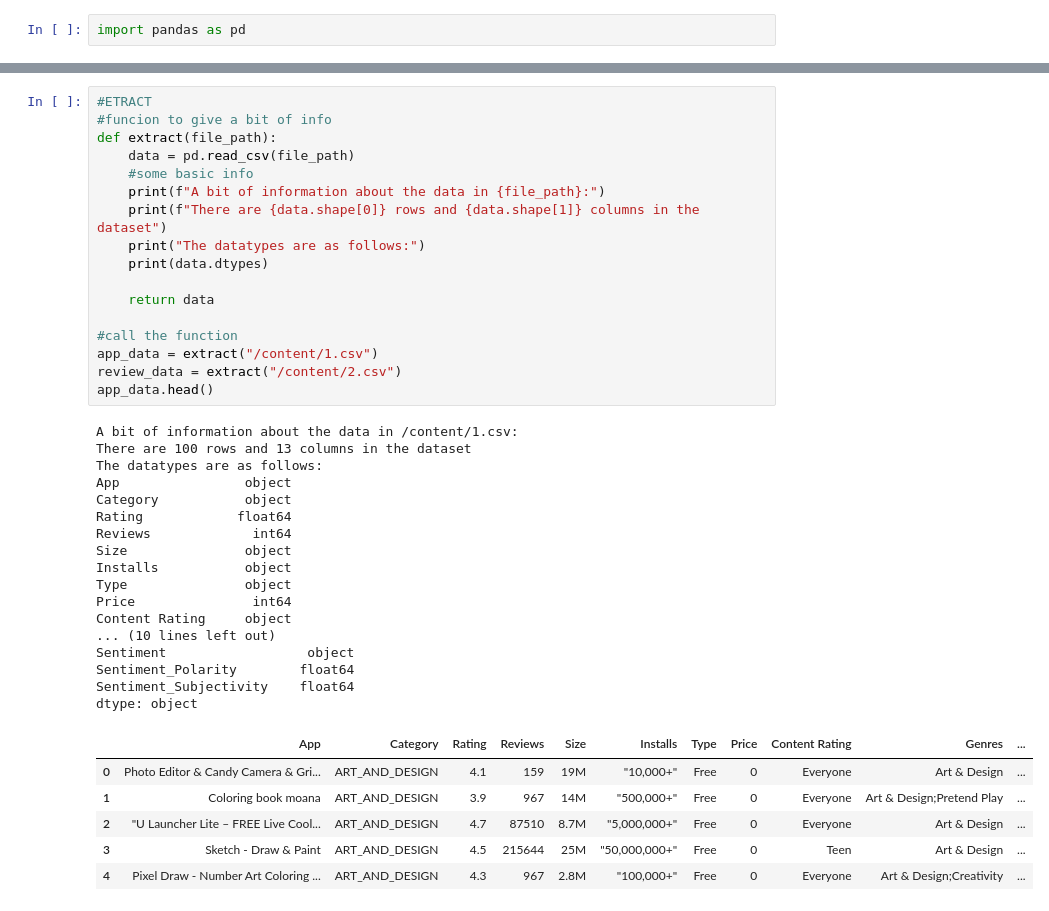
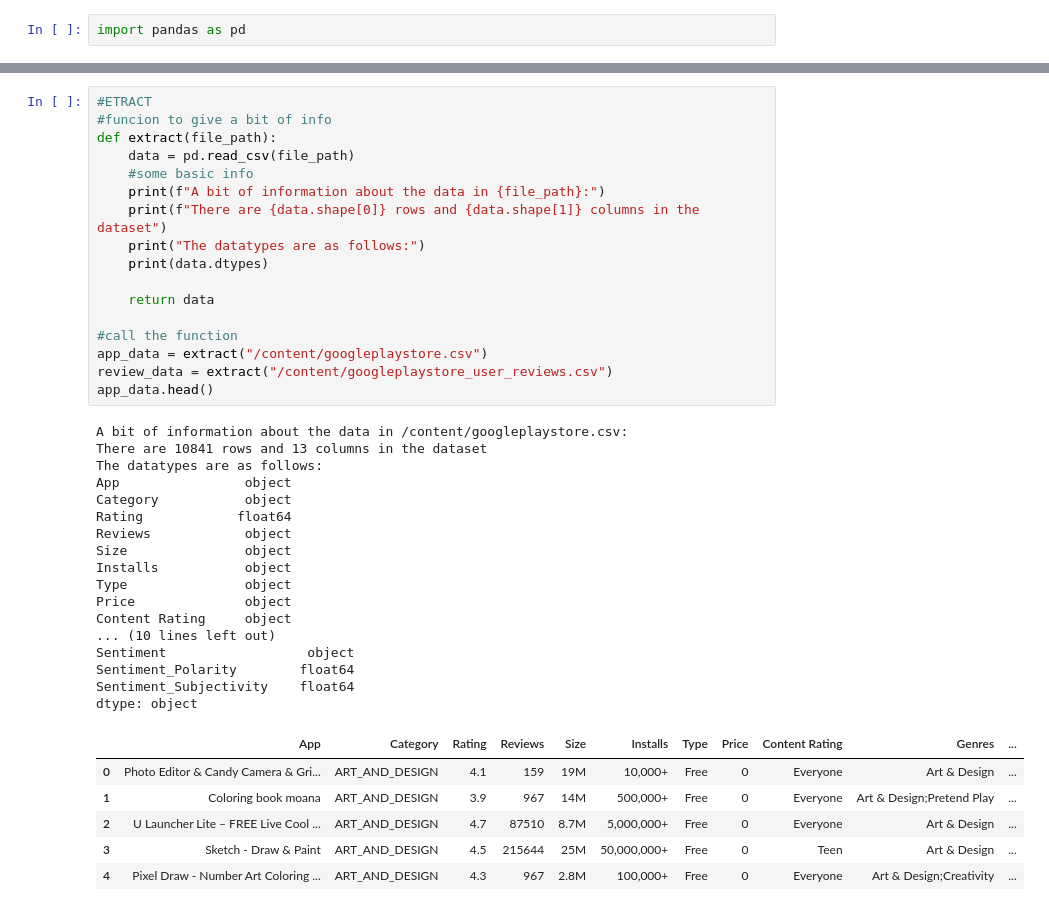
Before and after one commit to Nyan-dwaro/ETL, a Jupyter notebook: Eng.ipynb, the cells around one changed output, grey strips where cells are left out. Drawn from its saved outputs; the diff is of its cells as text.

```diff
--- a/Eng.ipynb
+++ b/Eng.ipynb
@@ -49,44 +3,44 @@ dtype: object
 # %%
 #ETRACT
 #funcion to give a bit of info
 def extract(file_path):
     data = pd.read_csv(file_path)
     #some basic info
     print(f"A bit of information about the data in {file_path}:")
     print(f"There are {data.shape[0]} rows and {data.shape[1]} columns in the dataset")
     print("The datatypes are as follows:")
     print(data.dtypes)
 
     return data
 
 #call the function
-app_data = extract("/content/1.csv")
-review_data = extract("/content/2.csv")
+app_data = extract("/content/googleplaystore.csv")
+review_data = extract("/content/googleplaystore_user_reviews.csv")
 app_data.head()
 # %% [output]
-A bit of information about the data in /content/1.csv:
-There are 100 rows and 13 columns in the dataset
+A bit of information about the data in /content/googleplaystore.csv:
+There are 10841 rows and 13 columns in the dataset
 The datatypes are as follows:
 App                object
 Category           object
 Rating            float64
-Reviews             int64
+Reviews            object
 Size               object
 Installs           object
 Type               object
-Price               int64
+Price              object
 Content Rating     object
 ... (10 lines left out)
 Sentiment                  object
 Sentiment_Polarity        float64
 Sentiment_Subjectivity    float64
 dtype: object
 |  | App | Category | Rating | Reviews | Size | Installs | Type | Price | Content Rating | Genres | ... |
-| 0 | Photo Editor & Candy Camera & Gri... | ART_AND_DESIGN | 4.1 | 159 | 19M | "10,000+" | Free | 0 | Everyone | Art & Design | ... |
-| 1 | Coloring book moana | ART_AND_DESIGN | 3.9 | 967 | 14M | "500,000+" | Free | 0 | Everyone | Art & Design;Pretend Play | ... |
-| 2 | "U Launcher Lite – FREE Live Cool... | ART_AND_DESIGN | 4.7 | 87510 | 8.7M | "5,000,000+" | Free | 0 | Everyone | Art & Design | ... |
-| 3 | Sketch - Draw & Paint | ART_AND_DESIGN | 4.5 | 215644 | 25M | "50,000,000+" | Free | 0 | Teen | Art & Design | ... |
-| 4 | Pixel Draw - Number Art Coloring ... | ART_AND_DESIGN | 4.3 | 967 | 2.8M | "100,000+" | Free | 0 | Everyone | Art & Design;Creativity | ... |
+| 0 | Photo Editor & Candy Camera & Gri... | ART_AND_DESIGN | 4.1 | 159 | 19M | 10,000+ | Free | 0 | Everyone | Art & Design | ... |
+| 1 | Coloring book moana | ART_AND_DESIGN | 3.9 | 967 | 14M | 500,000+ | Free | 0 | Everyone | Art & Design;Pretend Play | ... |
+| 2 | U Launcher Lite – FREE Live Cool ... | ART_AND_DESIGN | 4.7 | 87510 | 8.7M | 5,000,000+ | Free | 0 | Everyone | Art & Design | ... |
+| 3 | Sketch - Draw & Paint | ART_AND_DESIGN | 4.5 | 215644 | 25M | 50,000,000+ | Free | 0 | Teen | Art & Design | ... |
+| 4 | Pixel Draw - Number Art Coloring ... | ART_AND_DESIGN | 4.3 | 967 | 2.8M | 100,000+ | Free | 0 | Everyone | Art & Design;Creativity | ... |
 # %%
 #Transformation
 def transform(apps, reviews, category, min_rating, min_reviews):
```
Also changed, not shown: parts of 4 cells of this notebook.
